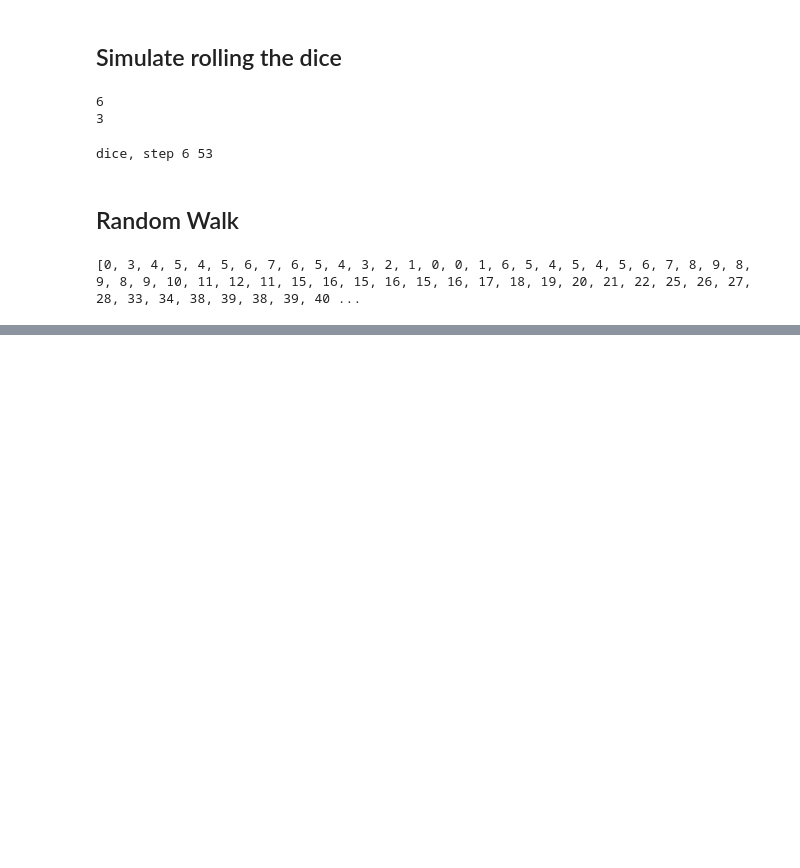
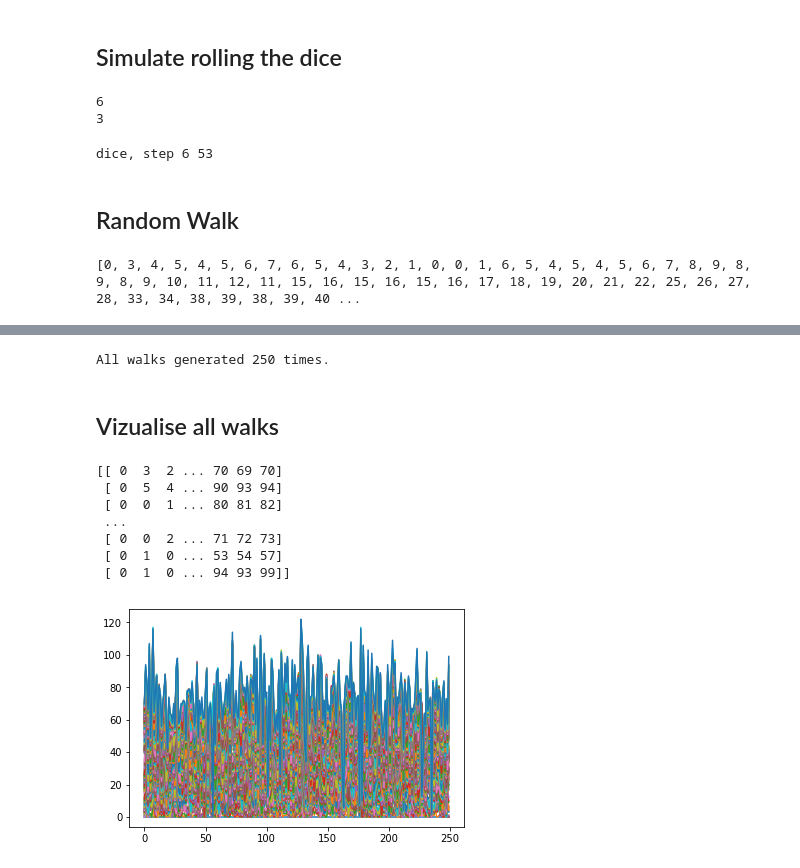
Before and after one commit to airlangga07/py_datacamp, a Jupyter notebook: intermediate_python_for_data_science/case_study_hacker_statistics.ipynb, the cells around one changed output, grey strips where cells are left out. Cells and saved outputs as stored; diff of their text form; code cells hidden in the pictures; blank space fills up the shorter version.

```diff
--- a/intermediate_python_for_data_science/case_study_hacker_statistics.ipynb
+++ b/intermediate_python_for_data_science/case_study_hacker_statistics.ipynb
@@ -82,0 +94,65 @@ print(random_walk)
+# %%
+# to get the rough idea of the chances of winning the bet, we need to simulate the random walk
+# and collect the results
+
+# initialze the seed
+np.random.seed(123)
+
+# initialize the collected walks
+all_walks = []
+
+# simulate the random walk 10 times:
+for y in range(250):
+
+    # initialize the random_walk
+    random_walk = [0]
+
+    # simulate throwing the dice 100 times
+    for x in range(100):
+        # get the last step number
+        step = random_walk[-1]
+
+        # simulate rolling the dice
+        dice = np.random.randint(1, 7)
+
+        # apply the rules to determine the next step
+        if dice <= 2:
+            # when you run without max() there is a chance that it could go below 0 (-1, -2, ...)
+            step = max(0, step - 1)
+        elif dice <= 5:
+            step = step + 1
+        else:
+            step = step + np.random.randint(1, 7)
+
+        # implement clumsiness, you have a chance of 0.1% of falling down
+        if np.random.rand() < 0.001:
+            step = 0
+
+        # the resulting step will be pushed to the random_walk
+        random_walk.append(step)
+
+    # collect the random_walk and append it to all_walks
+    all_walks.append(random_walk)
+
+print('All walks generated', len(all_walks), 'times.')
+# %% [output]
+All walks generated 250 times.
+# %% [markdown]
+## Vizualise all walks
+# %%
+# first its good to convert all of our walks into numpy array
+np_aw = np.array(all_walks)
+print(np_aw)
+
+# try to vizualise the plot, does it work out of the box?
+plt.plot(np_aw)
+plt.show()
+# %% [output]
+[[ 0  3  2 ... 70 69 70]
+ [ 0  5  4 ... 90 93 94]
+ [ 0  0  1 ... 80 81 82]
+ ...
+ [ 0  0  2 ... 71 72 73]
+ [ 0  1  0 ... 53 54 57]
+ [ 0  1  0 ... 94 93 99]]
+[figure, added]
```
Also changed, not shown: parts of 5 cells of this notebook.
